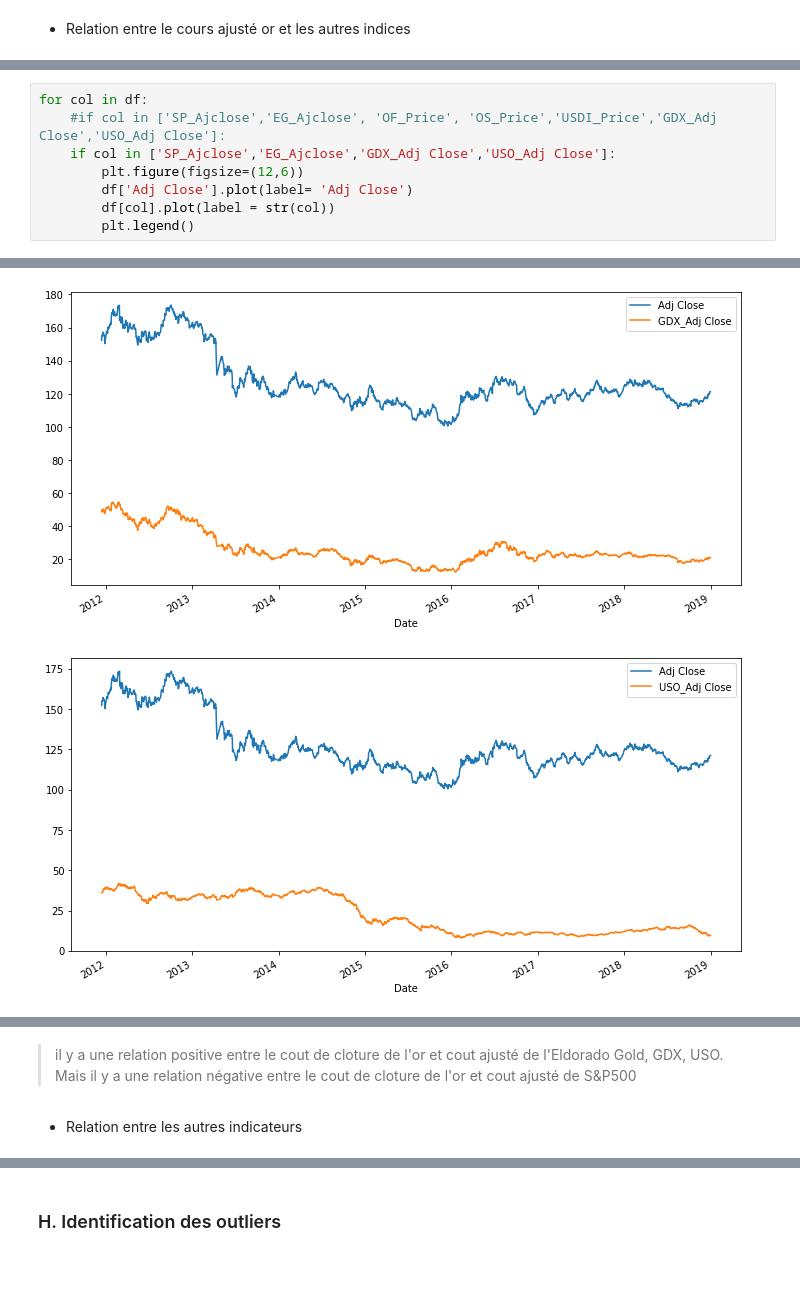
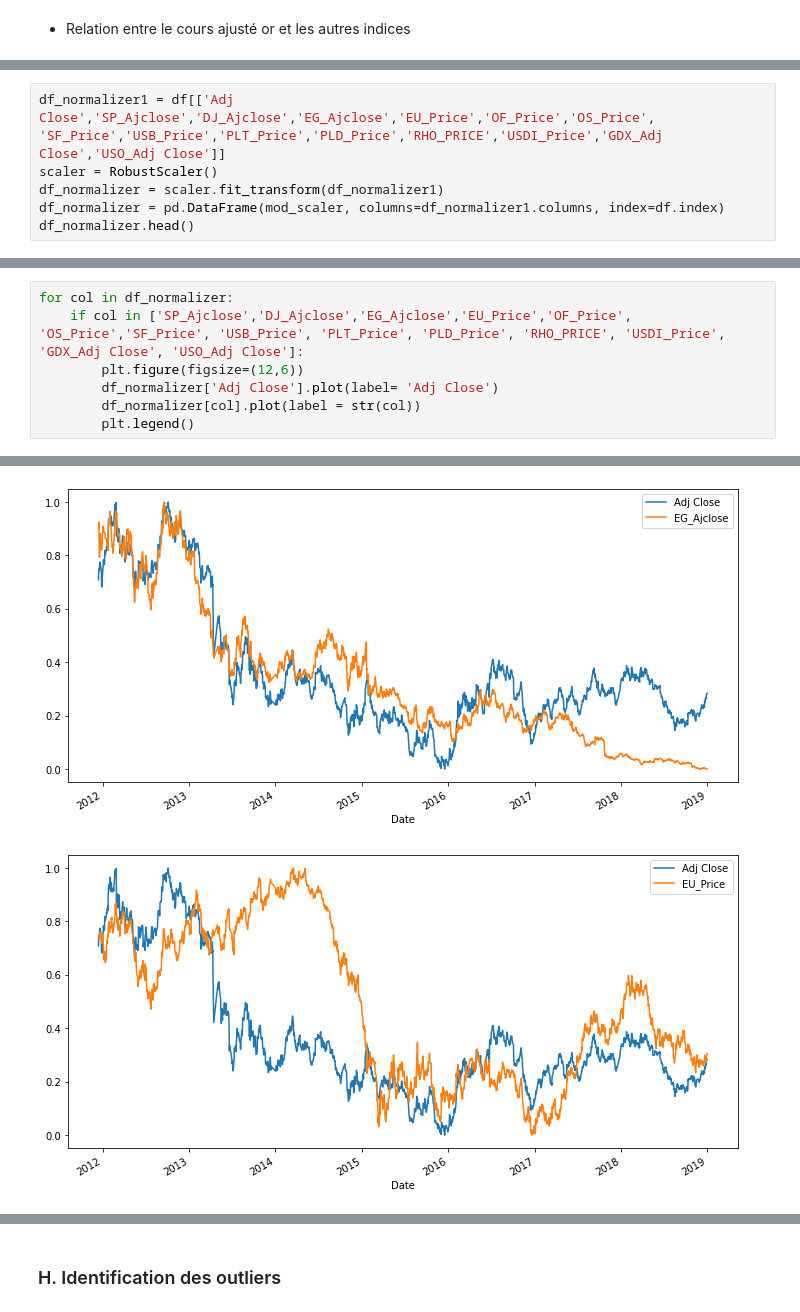
Before and after one commit to bkablam11/projet-simplon-co, a Jupyter notebook: projet-2/Predict-Gold-Price.ipynb, the cells around one changed output, grey strips where cells are left out. Cells and saved outputs as stored; diff of their text form; blank space fills up the shorter version.

```diff
--- a/projet-2/Predict-Gold-Price.ipynb
+++ b/projet-2/Predict-Gold-Price.ipynb
@@ -314,0 +344,6 @@ sns.heatmap(df[['Open', 'High', 'Low', 'Close', 'Adj Close', 'Volume']].corr())
+# %%
+df_normalizer1 = df[['Adj Close','SP_Ajclose','DJ_Ajclose','EG_Ajclose','EU_Price','OF_Price','OS_Price', 'SF_Price','USB_Price','PLT_Price','PLD_Price','RHO_PRICE','USDI_Price','GDX_Adj Close','USO_Adj Close']]
+scaler = RobustScaler()
+df_normalizer = scaler.fit_transform(df_normalizer1)
+df_normalizer = pd.DataFrame(mod_scaler, columns=df_normalizer1.columns, index=df.index)
+df_normalizer.head()
@@ -315,9 +358,8 @@ sns.heatmap(df[['Open', 'High', 'Low', 'Close', 'Adj Close', 'Volume']].corr())
 # %%
-for col in df:
-    #if col in ['SP_Ajclose','EG_Ajclose', 'OF_Price', 'OS_Price','USDI_Price','GDX_Adj Close','USO_Adj Close']:
-    if col in ['SP_Ajclose','EG_Ajclose','GDX_Adj Close','USO_Adj Close']:
+for col in df_normalizer:
+    if col in ['SP_Ajclose','DJ_Ajclose','EG_Ajclose','EU_Price','OF_Price', 'OS_Price','SF_Price', 'USB_Price', 'PLT_Price', 'PLD_Price', 'RHO_PRICE', 'USDI_Price', 'GDX_Adj Close', 'USO_Adj Close']:
         plt.figure(figsize=(12,6))
-        df['Adj Close'].plot(label= 'Adj Close')
-        df[col].plot(label = str(col))
+        df_normalizer['Adj Close'].plot(label= 'Adj Close')
+        df_normalizer[col].plot(label = str(col))
         plt.legend()
 # %% [output]
@@ -326,2 +368,2 @@ for col in df:
-[figure, old version]
+[figure, new version]
-[figure, old version]
+[figure, new version]
@@ -328,4 +379,0 @@ for col in df:
-# %% [markdown]
-> il y a une relation positive entre le cout de cloture de l'or et cout ajusté de l'Eldorado Gold, GDX, USO. Mais il y a une relation négative entre le cout de cloture de l'or et cout ajusté de S&P500
-# %% [markdown]
-* Relation entre les autres indicateurs
```
Also changed, not shown: parts of 15 cells of this notebook.
